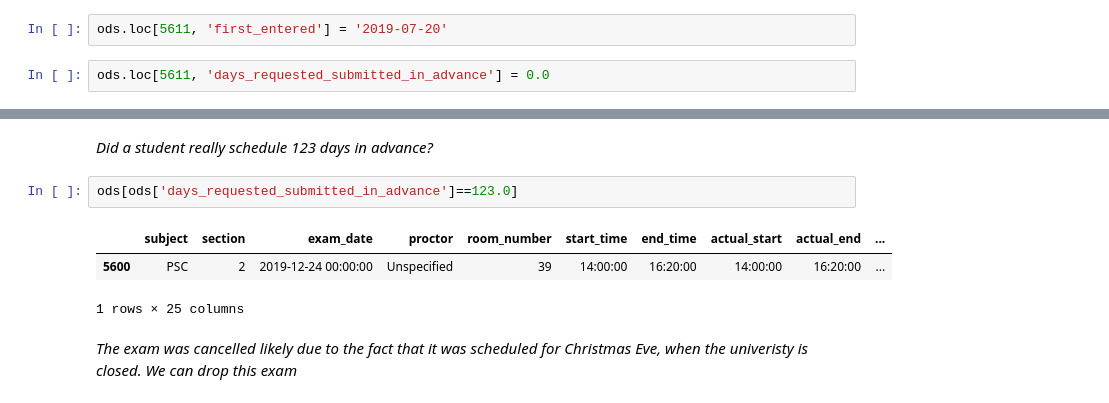
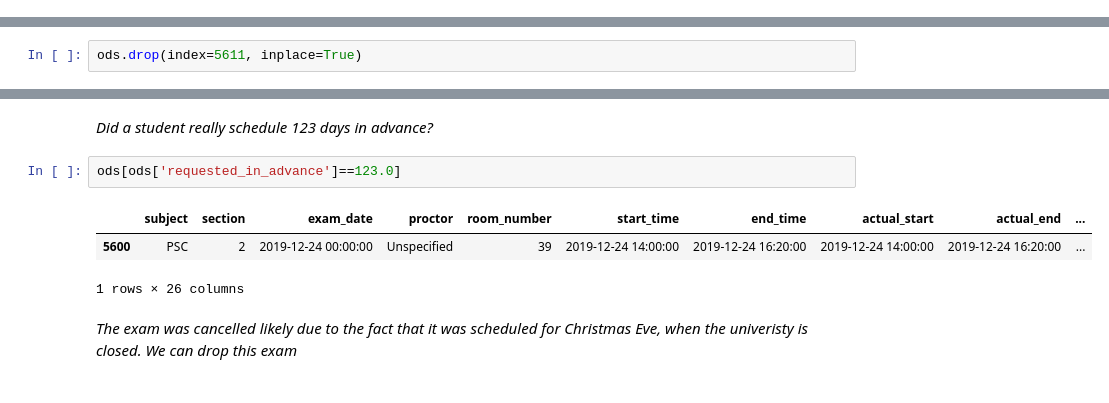
Before and after one commit to dihoxy/ODS-Test-Center-Project, a Jupyter notebook: Handling Outliers and Basic Exploratory Analysis.ipynb, the cells around one changed output, grey strips where cells are left out. Saved outputs shown, nothing was run; the diff lists cells and outputs as text.

```diff
--- a/Handling Outliers and Basic Exploratory Analysis.ipynb
+++ b/Handling Outliers and Basic Exploratory Analysis.ipynb
@@ -180,4 +152,0 @@ Index(['subject', 'section', 'exam_date', 'proctor', 'room_number',
-# %%
-ods.loc[5611, 'first_entered'] = '2019-07-20'
-# %%
-ods.loc[5611, 'days_requested_submitted_in_advance'] = 0.0
@@ -184,3 +155,5 @@ ods.loc[5611, 'days_requested_submitted_in_advance'] = 0.0
+# %%
+ods.drop(index=5611, inplace=True)
 # %% [markdown]
 *Any more less than zero?*
 # %%
@@ -199,11 +172,11 @@ ods.loc[4987, ['days_requested_submitted_in_advance']] = 0.0
 # %% [markdown]
 *Did a student really schedule 123 days in advance?*
 # %%
-ods[ods['days_requested_submitted_in_advance']==123.0]
+ods[ods['requested_in_advance']==123.0]
 # %% [output]
 |  | subject | section | exam_date | proctor | room_number | start_time | end_time | actual_start | actual_end | ... |
-| 5600 | PSC | 2 | 2019-12-24 00:00:00 | Unspecified | 39 | 14:00:00 | 16:20:00 | 14:00:00 | 16:20:00 | ... |
+| 5600 | PSC | 2 | 2019-12-24 00:00:00 | Unspecified | 39 | 2019-12-24 14:00:00 | 2019-12-24 16:20:00 | 2019-12-24 14:00:00 | 2019-12-24 16:20:00 | ... |
-1 rows × 25 columns
+1 rows × 26 columns
 # %% [markdown]
 *The exam was cancelled likely due to the fact that it was scheduled for Christmas Eve, when the univeristy is closed. We can drop this exam*
 # %%
```
Also changed, not shown: parts of 34 cells of this notebook, 4 other files.
